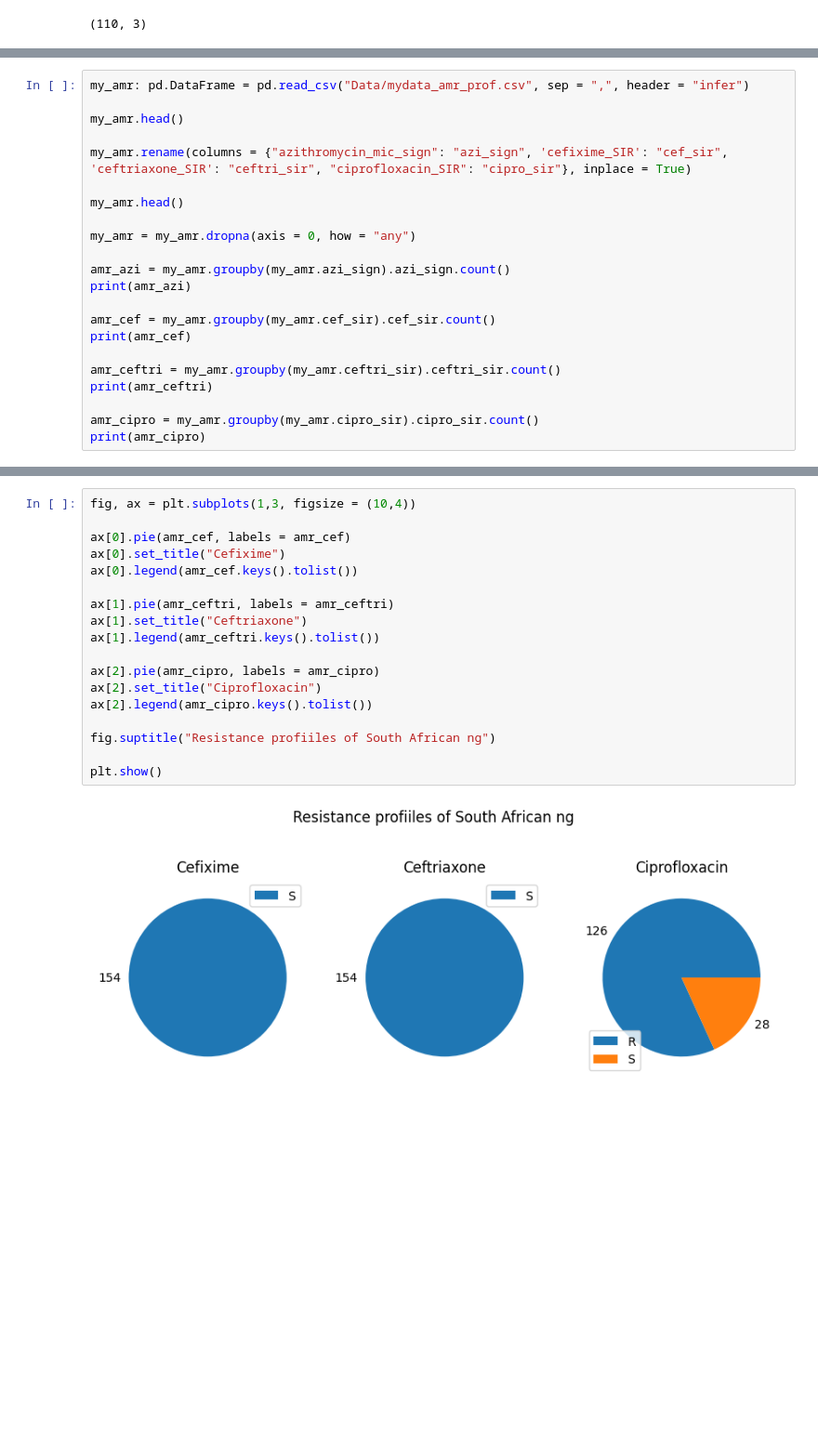
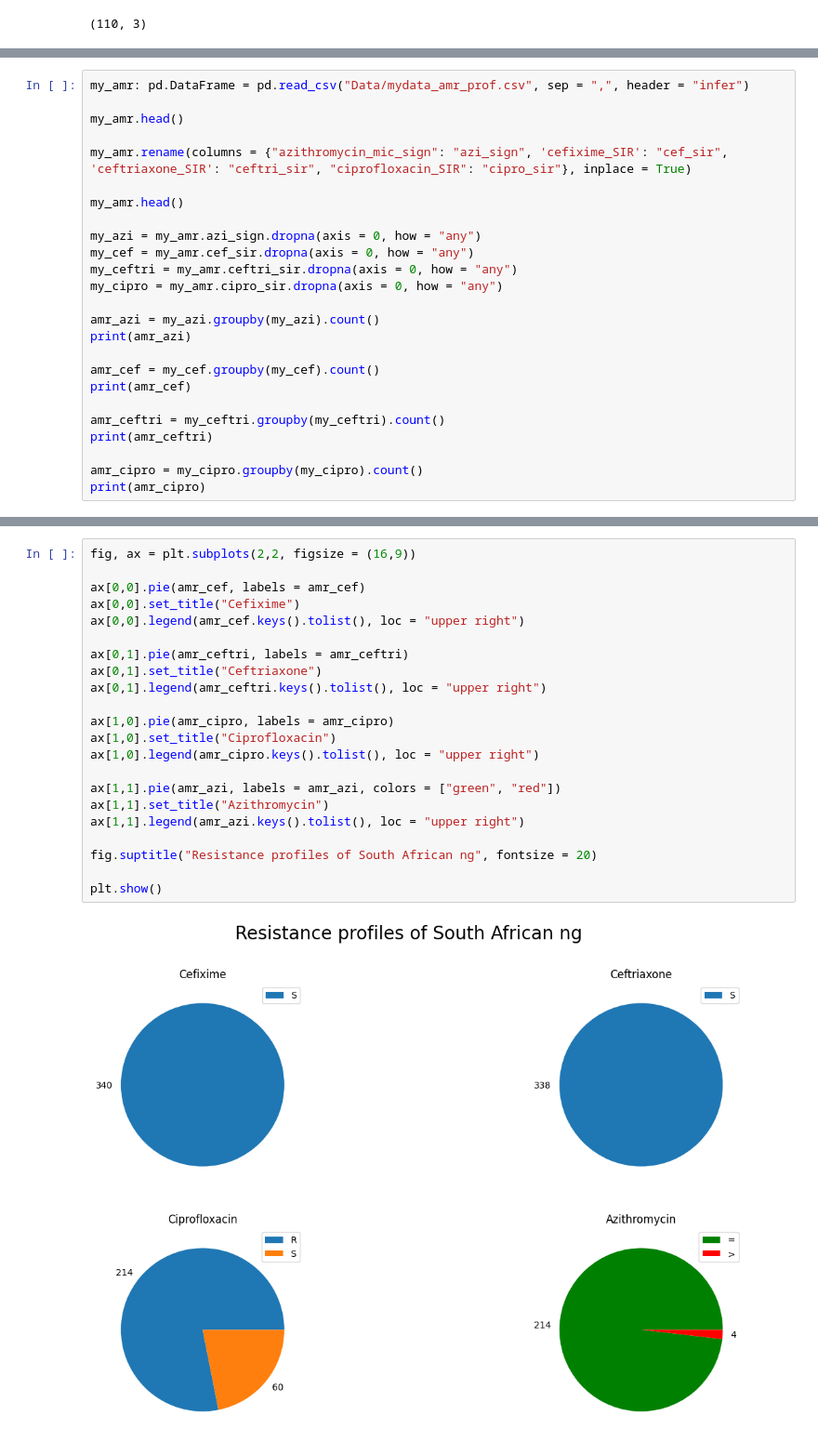
Before and after one commit to watchlotr/NGonorrhoeae_Y4, a Jupyter notebook: NG_Figures.ipynb, the cells around one changed output, grey strips where cells are left out. Shown: that part at 93% size. Saved outputs shown, nothing was run; the diff lists cells and outputs as text; blank space fills up the shorter version.

Commit message:
Commit 2 - adds pie charts for resistance profiles

```diff
--- a/NG_Figures.ipynb
+++ b/NG_Figures.ipynb
@@ -78,18 +78,21 @@ my_amr.rename(columns = {"azithromycin_mic_sign": "azi_sign", 'cefixime_SIR': "c
 
 my_amr.head()
 
-my_amr = my_amr.dropna(axis = 0, how = "any")
+my_azi = my_amr.azi_sign.dropna(axis = 0, how = "any")
+my_cef = my_amr.cef_sir.dropna(axis = 0, how = "any")
+my_ceftri = my_amr.ceftri_sir.dropna(axis = 0, how = "any")
+my_cipro = my_amr.cipro_sir.dropna(axis = 0, how = "any")
 
-amr_azi = my_amr.groupby(my_amr.azi_sign).azi_sign.count()
+amr_azi = my_azi.groupby(my_azi).count()
 print(amr_azi)
 
-amr_cef = my_amr.groupby(my_amr.cef_sir).cef_sir.count()
+amr_cef = my_cef.groupby(my_cef).count()
 print(amr_cef)
 
-amr_ceftri = my_amr.groupby(my_amr.ceftri_sir).ceftri_sir.count()
+amr_ceftri = my_ceftri.groupby(my_ceftri).count()
 print(amr_ceftri)
 
-amr_cipro = my_amr.groupby(my_amr.cipro_sir).cipro_sir.count()
+amr_cipro = my_cipro.groupby(my_cipro).count()
 print(amr_cipro)
 # %% [output]
 azi_sign
@@ -108,20 +112,24 @@ Name: cipro_sir, dtype: int64
 # %%
-fig, ax = plt.subplots(1,3, figsize = (10,4))
+fig, ax = plt.subplots(2,2, figsize = (16,9))
 
-ax[0].pie(amr_cef, labels = amr_cef)
-ax[0].set_title("Cefixime")
-ax[0].legend(amr_cef.keys().tolist())
+ax[0,0].pie(amr_cef, labels = amr_cef)
+ax[0,0].set_title("Cefixime")
+ax[0,0].legend(amr_cef.keys().tolist(), loc = "upper right")
 
-ax[1].pie(amr_ceftri, labels = amr_ceftri)
-ax[1].set_title("Ceftriaxone")
-ax[1].legend(amr_ceftri.keys().tolist())
+ax[0,1].pie(amr_ceftri, labels = amr_ceftri)
+ax[0,1].set_title("Ceftriaxone")
+ax[0,1].legend(amr_ceftri.keys().tolist(), loc = "upper right")
 
-ax[2].pie(amr_cipro, labels = amr_cipro)
-ax[2].set_title("Ciprofloxacin")
-ax[2].legend(amr_cipro.keys().tolist())
+ax[1,0].pie(amr_cipro, labels = amr_cipro)
+ax[1,0].set_title("Ciprofloxacin")
+ax[1,0].legend(amr_cipro.keys().tolist(), loc = "upper right")
 
-fig.suptitle("Resistance profiiles of South African ng")
+ax[1,1].pie(amr_azi, labels = amr_azi, colors = ["green", "red"])
+ax[1,1].set_title("Azithromycin")
+ax[1,1].legend(amr_azi.keys().tolist(), loc = "upper right")
+
+fig.suptitle("Resistance profiles of South African ng", fontsize = 20)
 
 plt.show()
 # %% [output]
-[figure, old version]
+[figure, new version]
```
Also changed, not shown: parts of 1 cell of this notebook.
